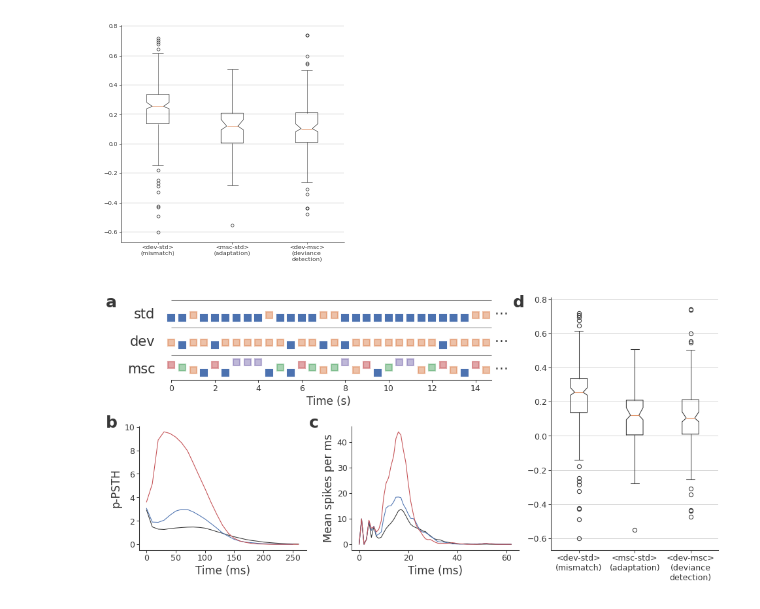
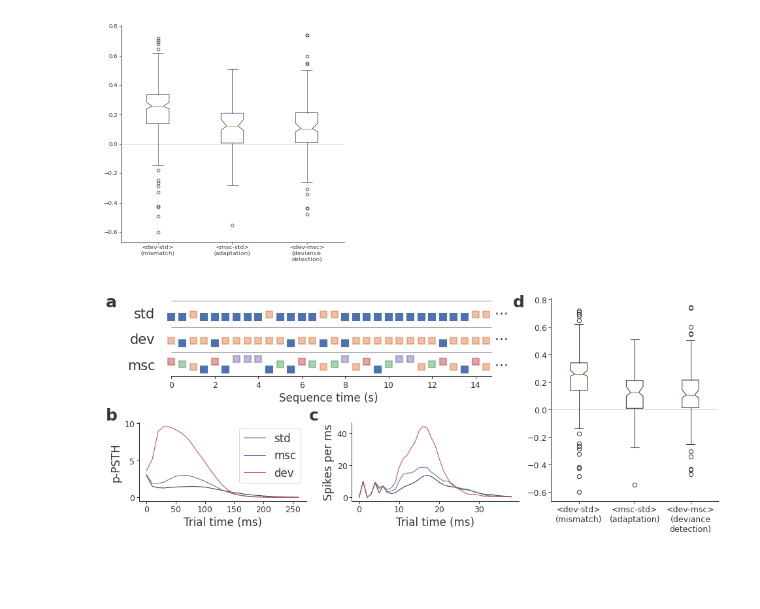
Before and after one commit to kernfel/plasticity-synergy-deviance-detection-history, a Jupyter notebook: Fig2-deviance_detection.ipynb, the cells around one changed output. Saved outputs shown, nothing was run; the diff lists cells and outputs as text; code cells hidden in the pictures; blank space fills up the shorter version.

```diff
--- a/Fig2-deviance_detection.ipynb
+++ b/Fig2-deviance_detection.ipynb
@@ -71,7 +71,7 @@ def panel_paradigm(ax):
         plt.text(-.05*n, y, label, va='center', ha='right')
         plt.text(n-.25, y, '…')
     ax.set_xticks(*zip(*[(i, i//2) for i in range(0, n, 4)]))
-    ax.set_xlabel('Time (s)')
+    ax.set_xlabel('Sequence time (s)')
     ax.spines['bottom'].set_bounds(0, n-.5)
     ax.set_yticks([])
     ax.set_ylim(-.2, 1.3)
@@ -94,11 +95,16 @@ query = dict(**demonstrator, templ=0, isi=500, STD=1, TA=1)
 index_N, index_t = ii.get_onset_ordering(cfg, histograms['pspike'], **query)
 tmax = index_t.max() + 1
 nspikes_time = dict(zip(conds, histograms['pspike'][ii.getindex(cfg, **query)][..., :tmax].sum(1)))
+# %%
+pmax = np.max([h.max() for h in nspikes_time.values()])
+_pmax = np.amax([h for h in nspikes_time.values()], 0)
+tmax = np.argmax(np.cumsum(_pmax > .01*pmax))
+nspikes_time = {cond: h[:tmax] for cond, h in nspikes_time.items()}
 # %%
-def panel_response(ax, response, dt, ylabel='Mean spikes per ms'):
+def panel_response(ax, response, dt, ylabel='Spikes per ms'):
     for cond in conds:
-        ax.plot(np.arange(len(response[cond])) * dt/ms, response[cond], c=pu.colors[cond])
-    ax.set_xlabel('Time (ms)')
+        ax.plot(np.arange(len(response[cond])) * dt/ms, response[cond], c=pu.colors[cond], label=cond)
+    ax.set_xlabel('Trial time (ms)')
     ax.set_ylabel(ylabel)
     sns.despine(ax=ax)
 
@@ -112,8 +118,8 @@ def panel_stats(ax):
     n = {cond: nspikes[cond][ii.getindex(cfg, **query)[:-1]].mean(-1) for cond in ('std', 'dev', 'msc')}  # mean over pulses
     def index(n0, n1):
         return ((n0-n1)/(n0+n1)).mean(0).flatten()  # mean over templates
-    # ax.axhline(0, color='grey', alpha=.5)
-    ax.yaxis.grid(True)
+    ax.axhline(0, color='lightgrey', zorder=0)
+    # ax.yaxis.grid(True)
     ax.boxplot((
         index(n['dev'], n['std']),
         index(n['msc'], n['std']),
@@ -128,26 +134,27 @@ panel_stats(ax)
 # %% [output]
 [figure]
 # %%
-fig = plt.figure(figsize=(6.29, 3), dpi=150, layout='constrained')
-gs = fig.add_gridspec(2, 3, height_ratios=(1,1.5))
+fig = plt.figure(figsize=(6.29, 2.5), dpi=150, layout='constrained')
+gs = fig.add_gridspec(2, 3, height_ratios=(1,1))
 
 ax = fig.add_subplot(gs[0, :2])
 panel_paradigm(ax)
 
 ax4 = fig.add_subplot(gs[1, 0])
 panel_response(ax4, dish, dish['dt'], ylabel='p-PSTH')
+ax4.legend()
 
 ax2 = fig.add_subplot(gs[1, 1])
 panel_response(ax2, nspikes_time, cfg.params['dt'])
 
 ax3 = fig.add_subplot(gs[:, 2])
 panel_stats(ax3)
 
 fig.text(0, .99, 'a', **styling.label_kwargs, va='top')
-fig.text(0, .58, 'b', **styling.label_kwargs, va='top')
-fig.text(.33, .58, 'c', **styling.label_kwargs, va='top')
+fig.text(0, .53, 'b', **styling.label_kwargs, va='top')
+fig.text(.33, .53, 'c', **styling.label_kwargs, va='top')
 fig.text(.66, .99, 'd', **styling.label_kwargs, va='top')
 
 plt.savefig('paper-1/fig2.pdf')
 # %% [output]
-[figure, old version]
+[figure, new version]
```
Also changed, not shown: parts of 4 cells of this notebook.
